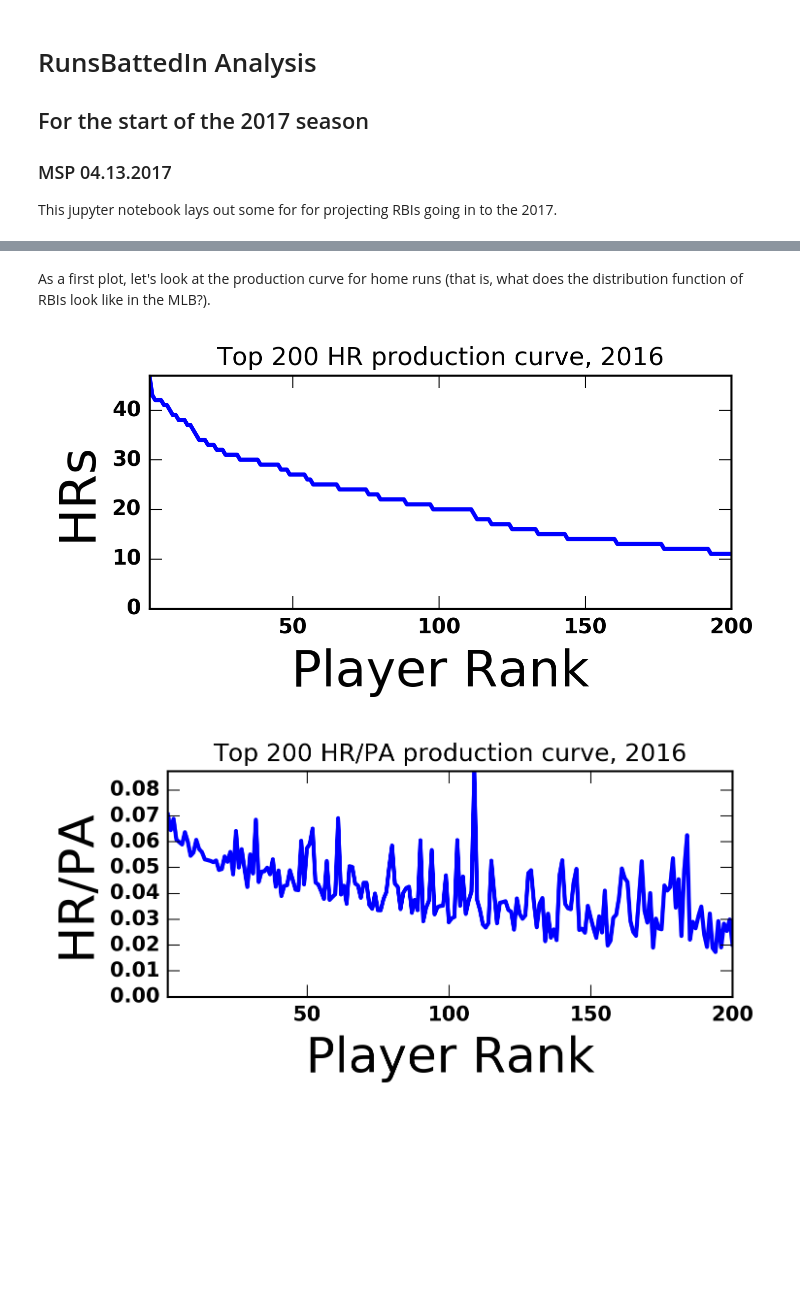
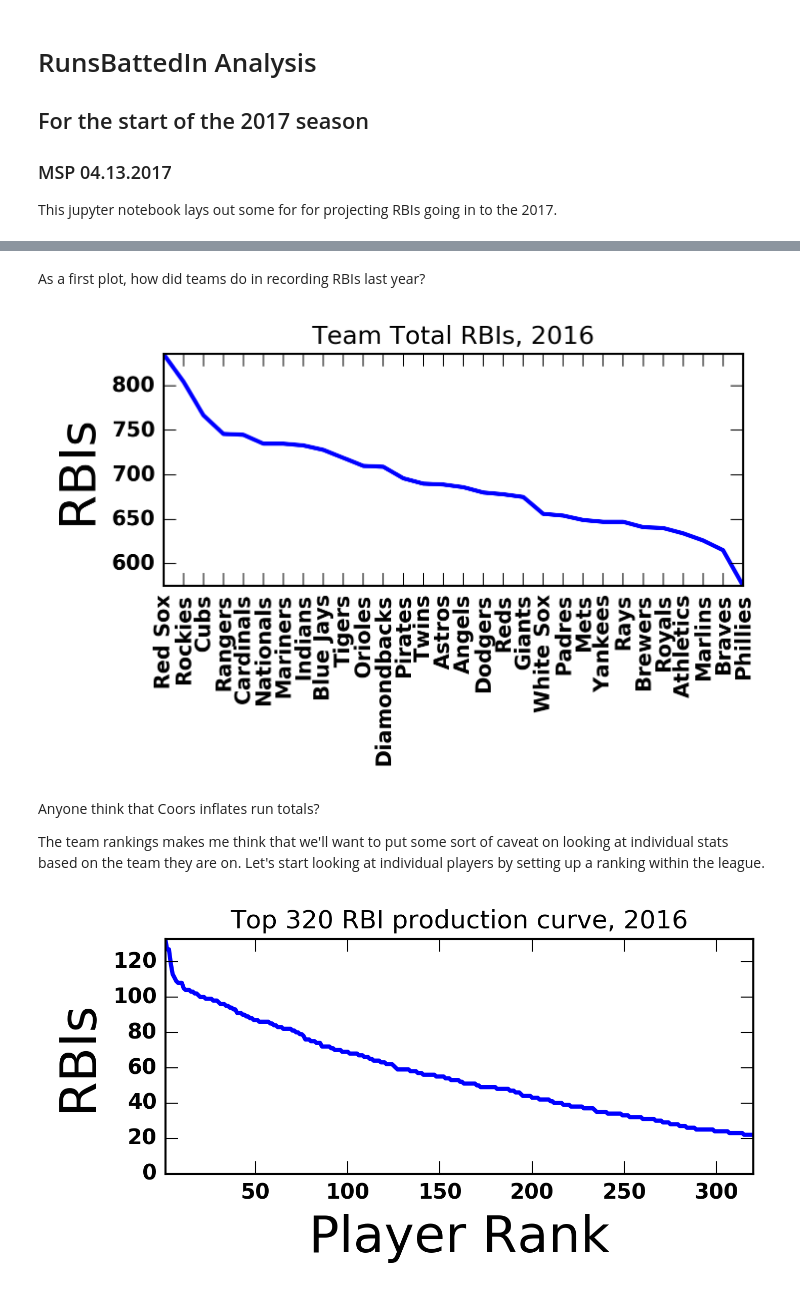
Before and after one commit to fantasy-toolz/2017-MLB-Analysis, a Jupyter notebook: batting_notebooks/RBI-Analysis.ipynb, the cells around one changed output, grey strips where cells are left out. Cells and saved outputs as stored; diff of their text form; code cells hidden in the pictures; blank space fills up the shorter version.

```diff
--- a/batting_notebooks/RBI-Analysis.ipynb
+++ b/batting_notebooks/RBI-Analysis.ipynb
@@ -78,34 +97,36 @@ def read_statcast_data(infile):
     return outdict
 
 AugustMLB = read_statcast_data('2016Batting/AugustStatcast.csv')
-# %% [markdown]
-As a first plot, let's look at the production curve for home runs (that is, what does the distribution function of RBIs look like in the MLB?).
+# %% [markdown]
+As a first plot, how did teams do in recording RBIs last year?
+# %%
+team_rbis = Teams2016['RBI']
+team_name = Teams2016['Team']
+
+plt.figure(figsize=(5,2))
+plt.plot(np.linspace(1.,team_rbis.size,team_rbis.size),team_rbis[(-1.*team_rbis).argsort()])
+plt.ylabel('RBIs',size=24)
+plt.title('Team Total RBIs, 2016')
+_ = plt.axis([1.,30.,np.min(team_rbis),np.max(team_rbis)])
+
+# You can specify a rotation for the tick labels in degrees or with keywords.
+_ = plt.xticks(np.linspace(1,30,30), team_name[(-1.*team_rbis).argsort()], rotation='vertical')
+# %% [output]
+[figure, added]
+# %% [markdown]
+Anyone think that Coors inflates run totals?
+
+The team rankings makes me think that we'll want to put some sort of caveat on looking at individual stats based on the team they are on. Let's start looking at individual players by setting up a ranking within the league.
 # %%
 rbis = Total2016['RBI']
 pas = Total2016['PA']
 names = Total2016['Name']
 
 plt.figure(figsize=(5,2))
-plt.plot(np.linspace(1.,hrs.size,hrs.size),hrs[(-1.*hrs).argsort()])
+plt.plot(np.linspace(1.,rbis.size,rbis.size),rbis[(-1.*rbis).argsort()])
 plt.xlabel('Player Rank',size=24)
 plt.ylabel('RBIs',size=24)
-plt.title('Top 200 RBI production curve, 2016')
-_ = plt.axis([1.,200.,np.min(rbis),np.max(rbis)])
-
-# of the top 200, what does the distribution of hrs/pas look like?
-top_x_players = 200
-top_hrs     = hrs[(-1.*hrs).argsort()][0:top_x_players]
-top_hrs_pas = pas[(-1.*hrs).argsort()][0:top_x_players]
-top_hrs_names = names[(-1.*hrs).argsort()][0:top_x_players]
-
-plt.figure(figsize=(5,2))
-plt.plot(np.linspace(1.,top_hrs.size,top_hrs.size),top_hrs/top_hrs_pas)
-plt.xlabel('Player Rank',size=24)
-plt.ylabel('HR/PA',size=24)
-plt.title('Top 200 HR/PA production curve, 2016')
-
-
-_ = plt.axis([1.,200.,np.min(hrs/pas),np.max(hrs/pas)])
+plt.title('Top 320 RBI production curve, 2016')
+_ = plt.axis([1.,320.,np.min(rbis),np.max(rbis)])
 # %% [output]
-[figure, old version]
+[figure, new version]
-[figure, removed]
```
Also changed, not shown: parts of 23 cells of this notebook, 1 other file.
